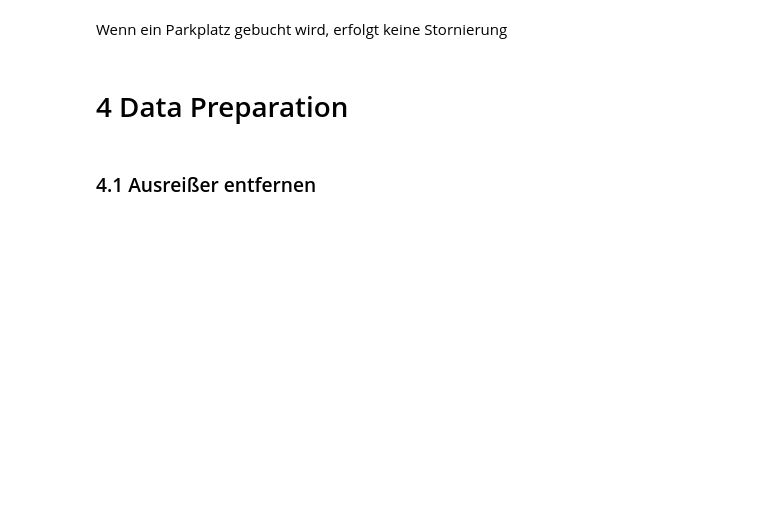
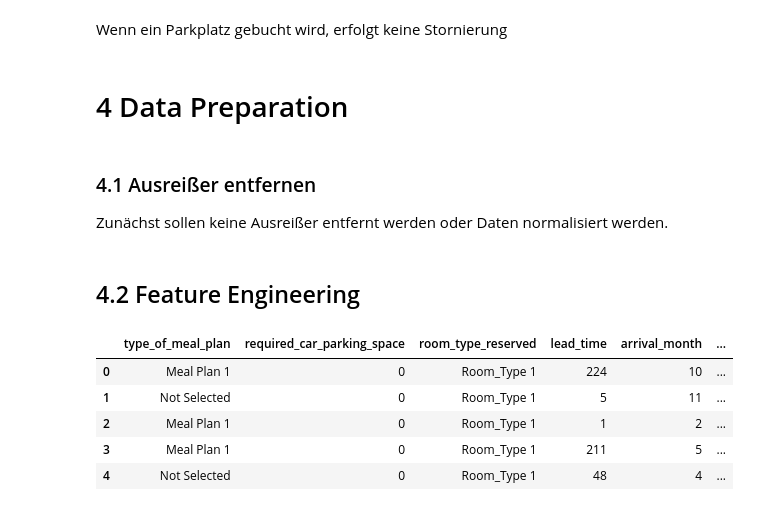
Before and after one commit to Flitschi7/stornierungsvorhersage-im-hotelgewerbe, a Jupyter notebook: hotel_cancellation.ipynb, the cells around one changed output. Saved outputs shown, nothing was run; the diff lists cells and outputs as text; code cells hidden in the pictures; blank space fills up the shorter version.

```diff
--- a/hotel_cancellation.ipynb
+++ b/hotel_cancellation.ipynb
@@ -379,3 +401,21 @@ Wenn ein Parkplatz gebucht wird, erfolgt keine Stornierung
 # 4 Data Preparation
 # %% [markdown]
 ### 4.1 Ausreißer entfernen
+Zunächst sollen keine Ausreißer entfernt werden oder Daten normalisiert werden.
+# %% [markdown]
+## 4.2 Feature Engineering
+# %%
+# Gesamt Länge Feature erstellen
+clean_df['total_stay'] = clean_df['no_of_weekend_nights'] + clean_df['no_of_week_nights']
+# Gesamt Gäste Feature erstellen
+clean_df['total_guests'] = clean_df['no_of_adults'] + clean_df['no_of_children']
+# Löschen der Features 'no_of_weekend_nights', 'no_of_week_nights', 'no_of_adults', und 'no_of_children'
+data = clean_df.drop(['no_of_weekend_nights', 'no_of_week_nights', 'no_of_adults', 'no_of_children'], axis=1)
+data.head()
+# %% [output]
+|  | type_of_meal_plan | required_car_parking_space | room_type_reserved | lead_time | arrival_month | ... |
+| 0 | Meal Plan 1 | 0 | Room_Type 1 | 224 | 10 | ... |
+| 1 | Not Selected | 0 | Room_Type 1 | 5 | 11 | ... |
+| 2 | Meal Plan 1 | 0 | Room_Type 1 | 1 | 2 | ... |
+| 3 | Meal Plan 1 | 0 | Room_Type 1 | 211 | 5 | ... |
+| 4 | Not Selected | 0 | Room_Type 1 | 48 | 4 | ... |
```
Also changed, not shown: parts of 30 cells of this notebook.
